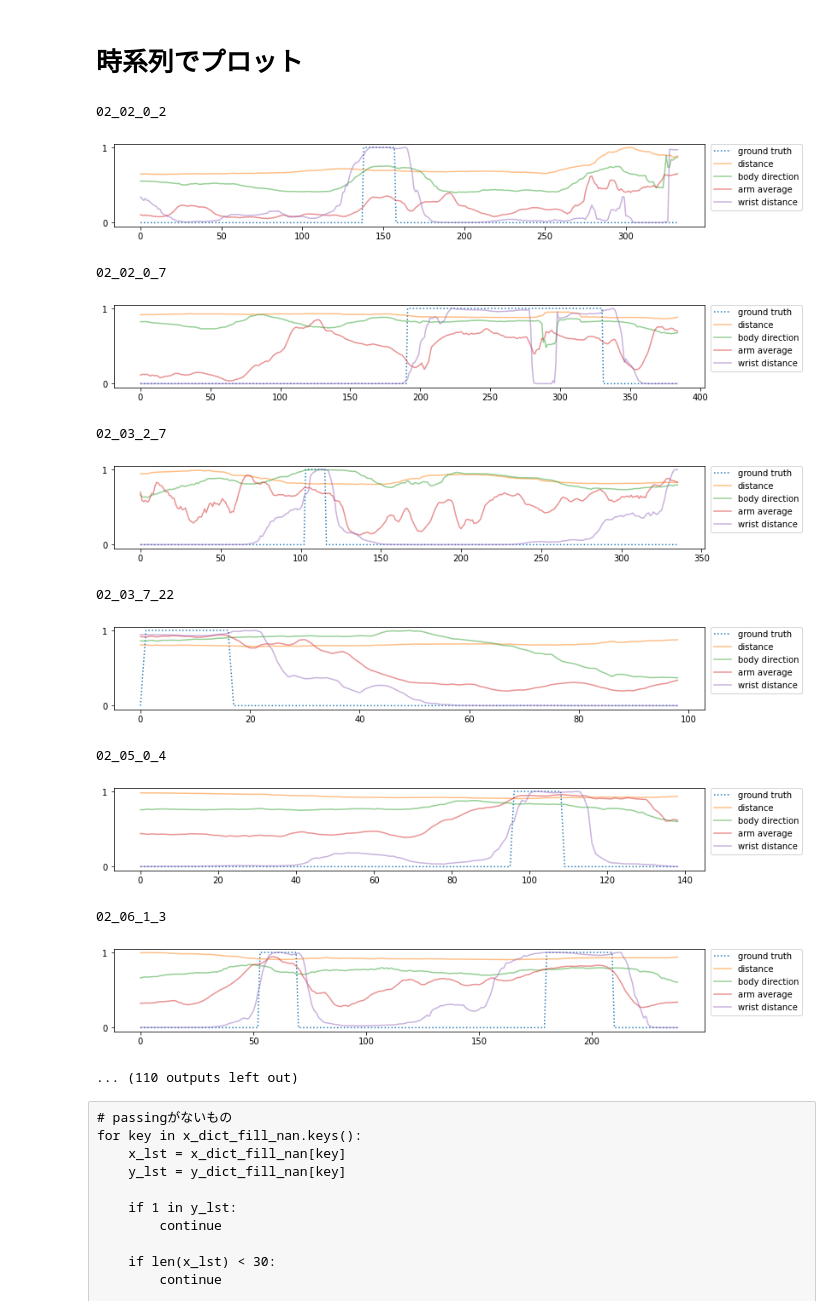
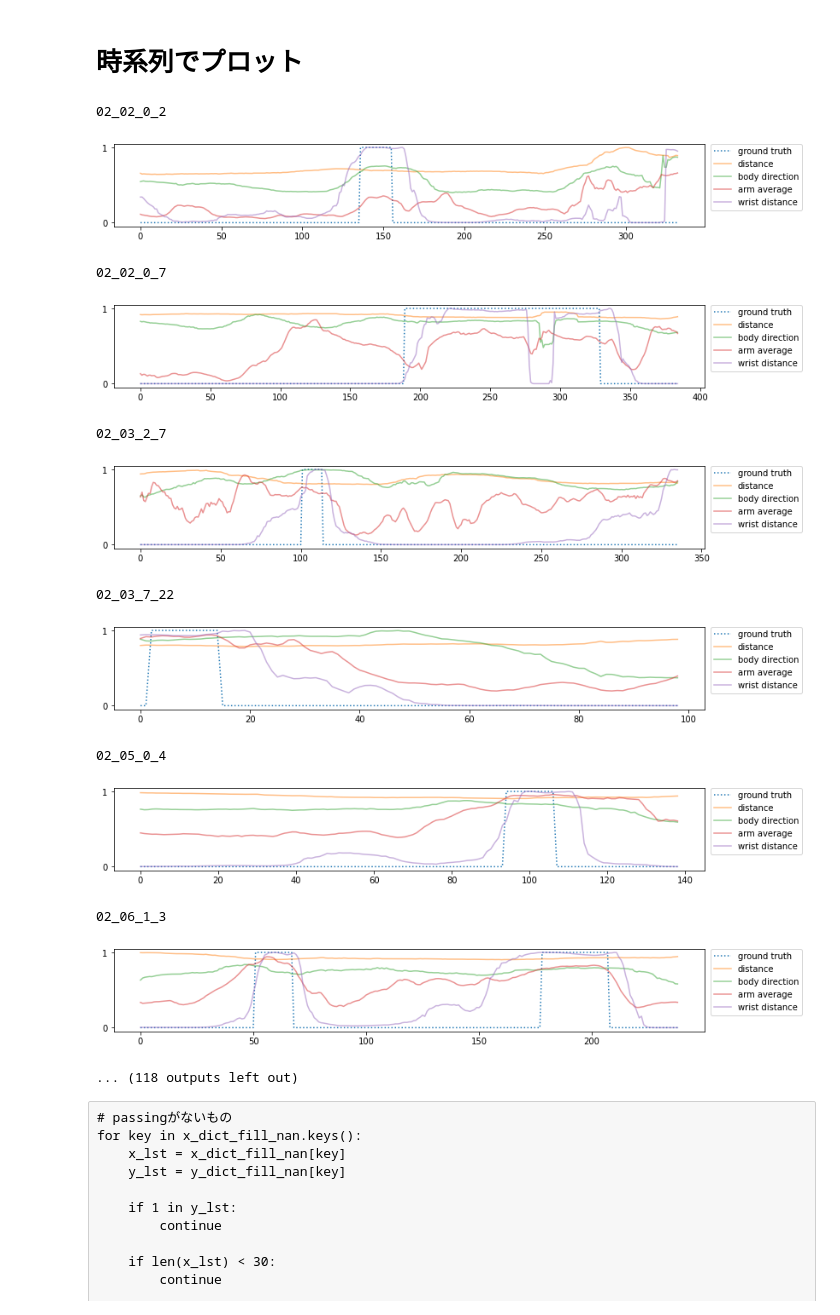
Before and after one commit to kojikojiprg/ova4gar, a Jupyter notebook: notebooks/group_activity/passing/plot.ipynb, the cells around one changed output. Cells and saved outputs as stored; diff of their text form; code cells hidden in the pictures.

```diff
--- a/notebooks/group_activity/passing/plot.ipynb
+++ b/notebooks/group_activity/passing/plot.ipynb
@@ -418,43 +419,43 @@ plt.legend()
 # %% [markdown]
 # 時系列でプロット
 # %%
-for key in x_dict_fill_nan.keys():
-    x_lst = x_dict_fill_nan[key]
-    y_lst = y_dict_fill_nan[key]
+for key in x_dict.keys():
+    x_lst = np.array(x_dict[key])
+    y_lst = y_dict[key]
 
     if 1 not in y_lst:
         continue
 
     if len(x_lst) < 30:
         continue
 
     print(key)
     plt.figure(figsize=(10, 1.5))
     # plt.rcParams["font.size"] = 20
     # plt.rcParams["font.family"] = 'Times New Roman'
     plt.plot(y_lst, linestyle=':', label='ground truth')
     for i, x in enumerate(x_lst.T):
         plt.plot(x, alpha=0.5, label=columns[i])
     plt.ylim((-0.05, 1.05))
     plt.yticks([0, 1])
     plt.legend(bbox_to_anchor=(1.01, 1), loc='upper left', borderaxespad=0)
     plt.subplots_adjust(left=0.04, right=1, bottom=0.1, top=1)
 
     plt.show()
 # %% [output]
 02_02_0_2
 [figure]
 02_02_0_7
 [figure]
 02_03_2_7
 [figure]
 02_03_7_22
-[figure, old version]
+[figure, new version]
 02_05_0_4
-[figure, old version]
+[figure, new version]
 02_06_1_3
-[figure, old version]
+[figure, new version]
-... (110 outputs left out)
+... (118 outputs left out)
 # %% [raw]
 # passingがないもの
 for key in x_dict_fill_nan.keys():
```
Also changed, not shown: parts of 18 cells of this notebook, 3 other files.
